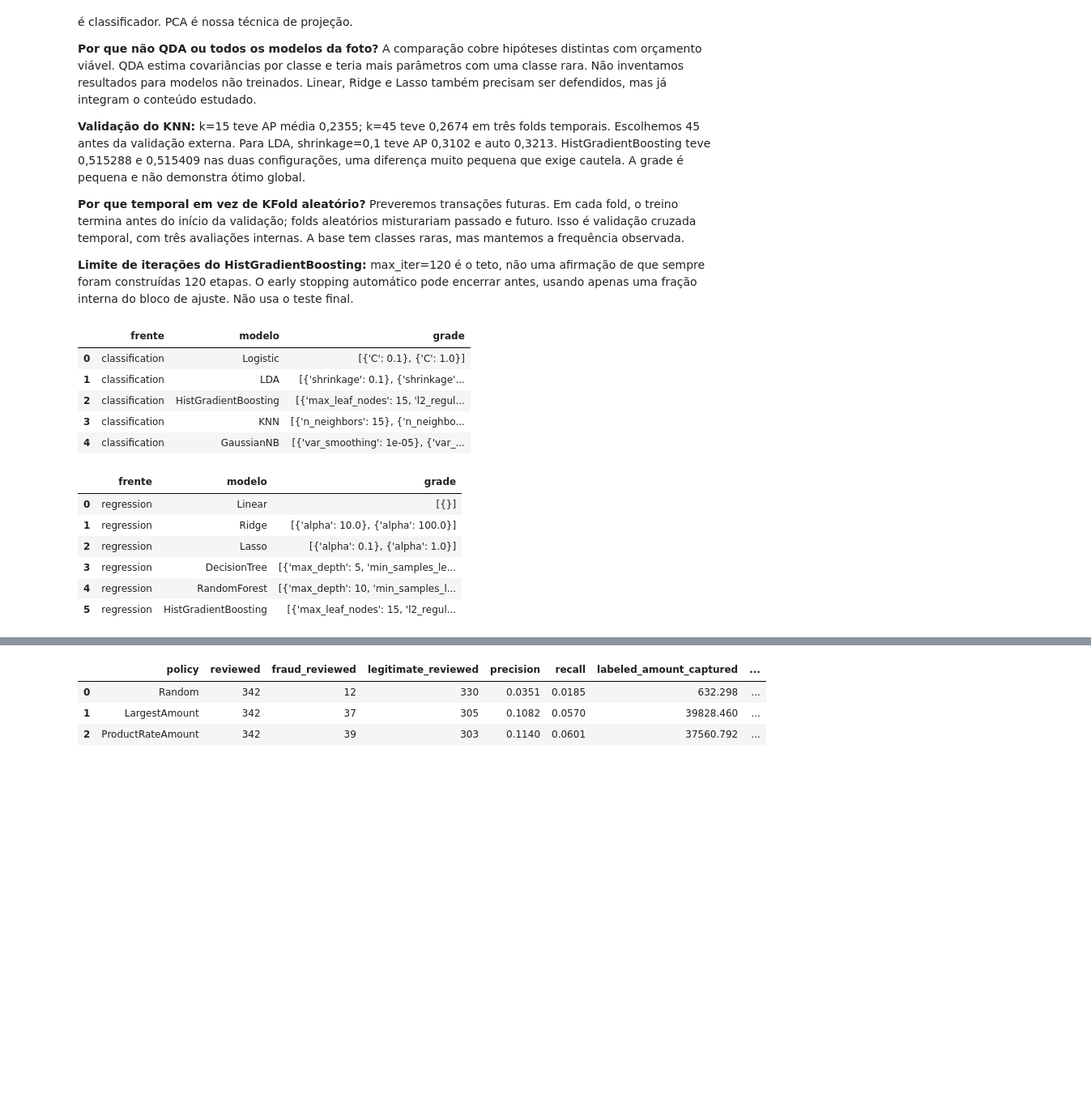
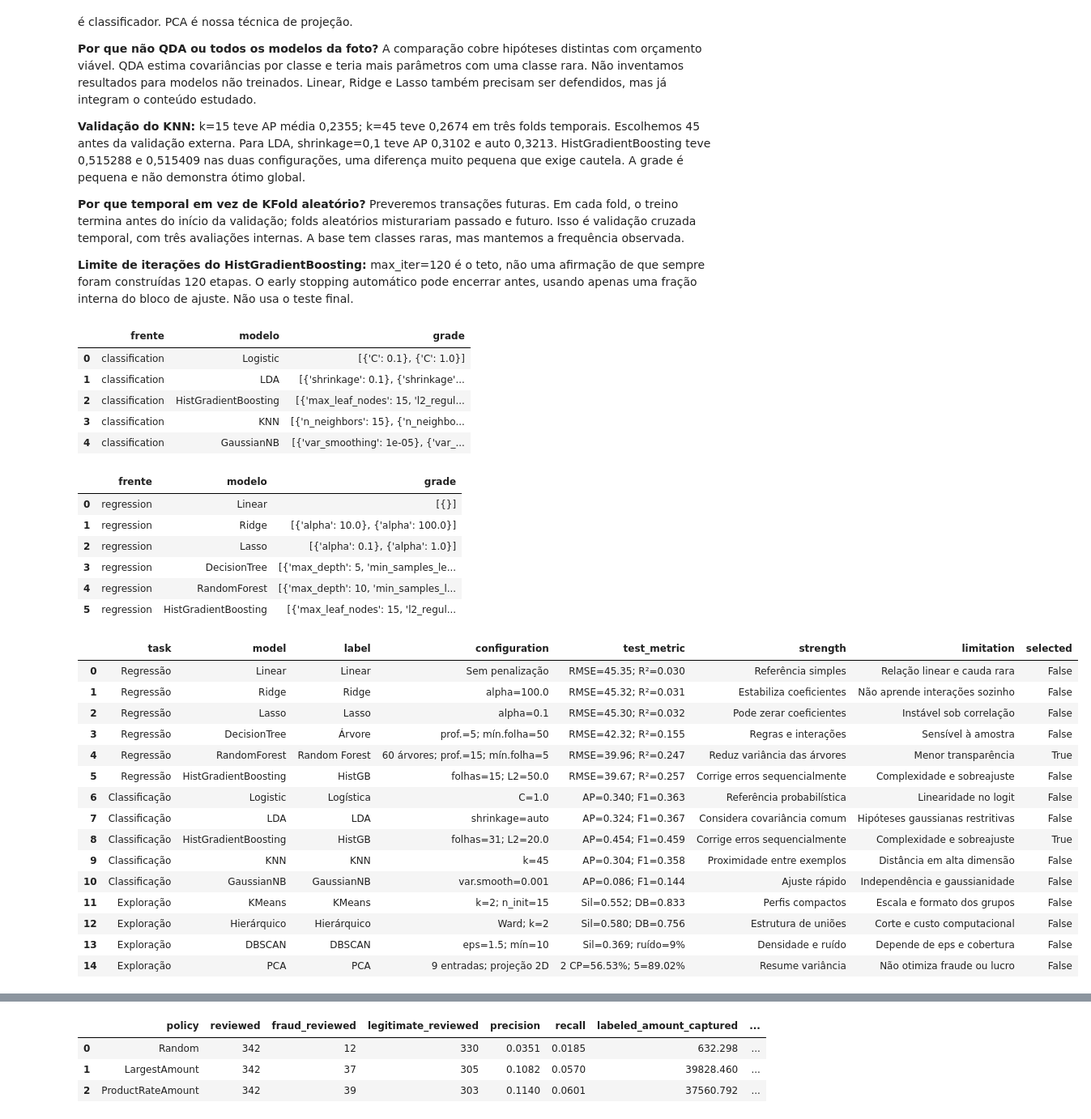
Before and after one commit to joao-castroo/deteccao-fraudes-ml-ibmec, a Jupyter notebook: notebooks/01_projeto_fraude_completo.ipynb, the cells around one changed output, grey strips where cells are left out. Shown at 81% size. Saved outputs shown, nothing was run; the diff lists cells and outputs as text; code cells hidden in the pictures; blank space fills up the shorter version.

Commit message:
Confere requisitos e completa síntese e diagnósticos da entrega

```diff
--- a/notebooks/01_projeto_fraude_completo.ipynb
+++ b/notebooks/01_projeto_fraude_completo.ipynb
@@ -312,21 +314,40 @@ Random Forest agrega árvores com amostragem e aleatoriedade de atributos. LDA e
 # %%
 for task in ['classification','regression']:
     display(pd.DataFrame([{'frente':task,'modelo':name,'grade':str(grid)}
                          for name,(_,grid) in specs(task).items()]))
+
+# Síntese das 15 aplicações, incluindo configuração, resultado, vantagem e limite.
+display(read('techniques_summary.csv'))
 # %% [output]
 |  | frente | modelo | grade |
 | 0 | classification | Logistic | [{'C': 0.1}, {'C': 1.0}] |
 | 1 | classification | LDA | [{'shrinkage': 0.1}, {'shrinkage'... |
 | 2 | classification | HistGradientBoosting | [{'max_leaf_nodes': 15, 'l2_regul... |
 | 3 | classification | KNN | [{'n_neighbors': 15}, {'n_neighbo... |
 | 4 | classification | GaussianNB | [{'var_smoothing': 1e-05}, {'var_... |
 |  | frente | modelo | grade |
 | 0 | regression | Linear | [{}] |
 | 1 | regression | Ridge | [{'alpha': 10.0}, {'alpha': 100.0}] |
 | 2 | regression | Lasso | [{'alpha': 0.1}, {'alpha': 1.0}] |
 | 3 | regression | DecisionTree | [{'max_depth': 5, 'min_samples_le... |
 | 4 | regression | RandomForest | [{'max_depth': 10, 'min_samples_l... |
 | 5 | regression | HistGradientBoosting | [{'max_leaf_nodes': 15, 'l2_regul... |
+|  | task | model | label | configuration | test_metric | strength | limitation | selected |
+| 0 | Regressão | Linear | Linear | Sem penalização | RMSE=45.35; R²=0.030 | Referência simples | Relação linear e cauda rara | False |
+| 1 | Regressão | Ridge | Ridge | alpha=100.0 | RMSE=45.32; R²=0.031 | Estabiliza coeficientes | Não aprende interações sozinho | False |
+| 2 | Regressão | Lasso | Lasso | alpha=0.1 | RMSE=45.30; R²=0.032 | Pode zerar coeficientes | Instável sob correlação | False |
+| 3 | Regressão | DecisionTree | Árvore | prof.=5; mín.folha=50 | RMSE=42.32; R²=0.155 | Regras e interações | Sensível à amostra | False |
+| 4 | Regressão | RandomForest | Random Forest | 60 árvores; prof.=15; mín.folha=5 | RMSE=39.96; R²=0.247 | Reduz variância das árvores | Menor transparência | True |
+| 5 | Regressão | HistGradientBoosting | HistGB | folhas=15; L2=50.0 | RMSE=39.67; R²=0.257 | Corrige erros sequencialmente | Complexidade e sobreajuste | False |
+| 6 | Classificação | Logistic | Logística | C=1.0 | AP=0.340; F1=0.363 | Referência probabilística | Linearidade no logit | False |
+| 7 | Classificação | LDA | LDA | shrinkage=auto | AP=0.324; F1=0.367 | Considera covariância comum | Hipóteses gaussianas restritivas | False |
+| 8 | Classificação | HistGradientBoosting | HistGB | folhas=31; L2=20.0 | AP=0.454; F1=0.459 | Corrige erros sequencialmente | Complexidade e sobreajuste | True |
+| 9 | Classificação | KNN | KNN | k=45 | AP=0.304; F1=0.358 | Proximidade entre exemplos | Distância em alta dimensão | False |
+| 10 | Classificação | GaussianNB | GaussianNB | var.smooth=0.001 | AP=0.086; F1=0.144 | Ajuste rápido | Independência e gaussianidade | False |
+| 11 | Exploração | KMeans | KMeans | k=2; n_init=15 | Sil=0.552; DB=0.833 | Perfis compactos | Escala e formato dos grupos | False |
+| 12 | Exploração | Hierárquico | Hierárquico | Ward; k=2 | Sil=0.580; DB=0.756 | Estrutura de uniões | Corte e custo computacional | False |
+| 13 | Exploração | DBSCAN | DBSCAN | eps=1.5; mín=10 | Sil=0.369; ruído=9% | Densidade e ruído | Depende de eps e cobertura | False |
+| 14 | Exploração | PCA | PCA | 9 entradas; projeção 2D | 2 CP=56.53%; 5=89.02% | Resume variância | Não otimiza fraude ou lucro | False |
 # %% [markdown]
 ## 8. Classificação e escolha do algoritmo
 A classe positiva é fraude. Como ela é rara, acurácia isolada é enganosa: prever tudo como legítimo pode acertar quase todas as linhas e não identificar fraude alguma.
```
Also changed, not shown: parts of 6 cells of this notebook, 22 other files.
